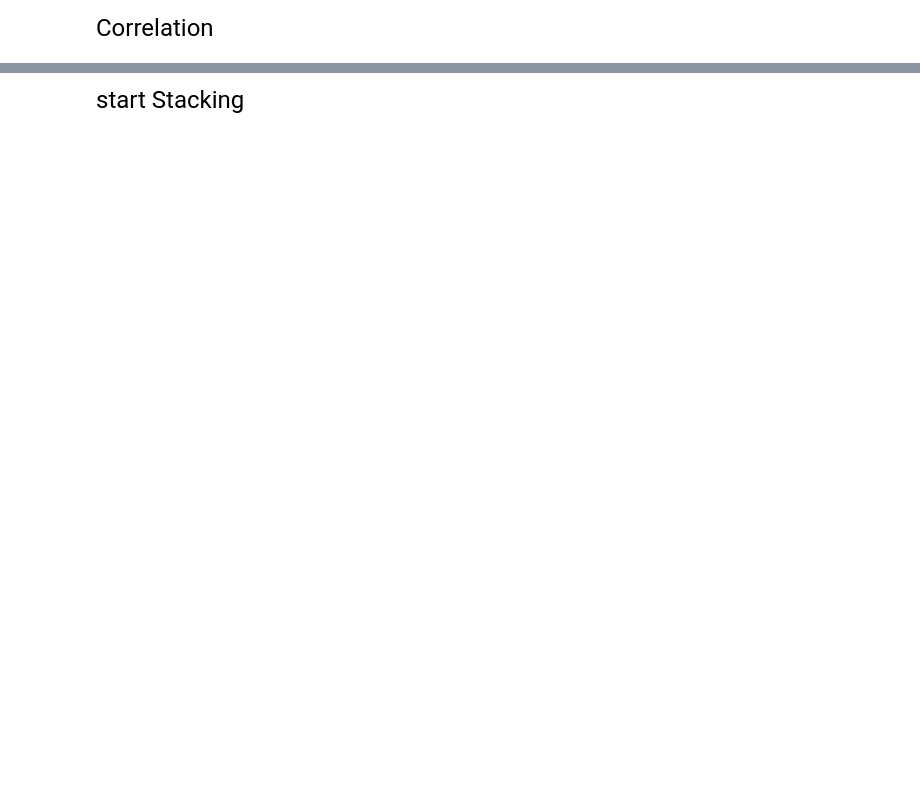
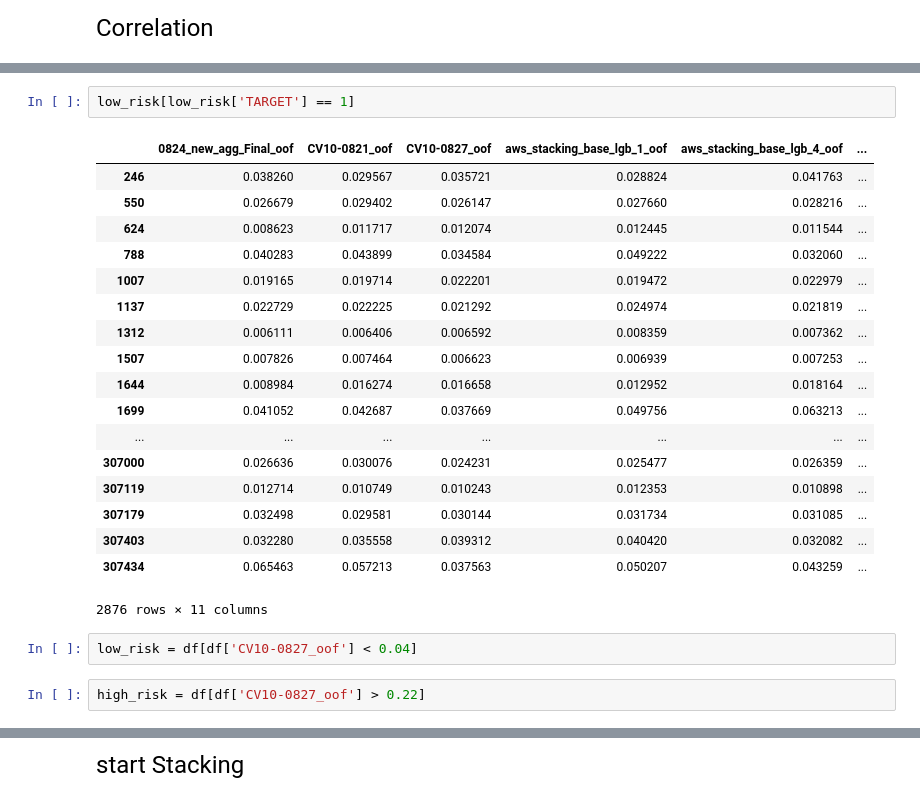
Before and after one commit to jz95/Solution-for-Kaggle-Home-Credit-Default-Risk, a Jupyter notebook: notebook/Stacking.ipynb, the cells around one changed output, grey strips where cells are left out. Cells and saved outputs as stored; diff of their text form; blank space fills up the shorter version.

```diff
--- a/notebook/Stacking.ipynb
+++ b/notebook/Stacking.ipynb
@@ -86,0 +103,25 @@ df[oof_cols].describe()
+# %%
+low_risk[low_risk['TARGET'] == 1]
+# %% [output]
+|  | 0824_new_agg_Final_oof | CV10-0821_oof | CV10-0827_oof | aws_stacking_base_lgb_1_oof | aws_stacking_base_lgb_4_oof | ... |
+| 246 | 0.038260 | 0.029567 | 0.035721 | 0.028824 | 0.041763 | ... |
+| 550 | 0.026679 | 0.029402 | 0.026147 | 0.027660 | 0.028216 | ... |
+| 624 | 0.008623 | 0.011717 | 0.012074 | 0.012445 | 0.011544 | ... |
+| 788 | 0.040283 | 0.043899 | 0.034584 | 0.049222 | 0.032060 | ... |
+| 1007 | 0.019165 | 0.019714 | 0.022201 | 0.019472 | 0.022979 | ... |
+| 1137 | 0.022729 | 0.022225 | 0.021292 | 0.024974 | 0.021819 | ... |
+| 1312 | 0.006111 | 0.006406 | 0.006592 | 0.008359 | 0.007362 | ... |
+| 1507 | 0.007826 | 0.007464 | 0.006623 | 0.006939 | 0.007253 | ... |
+| 1644 | 0.008984 | 0.016274 | 0.016658 | 0.012952 | 0.018164 | ... |
+| 1699 | 0.041052 | 0.042687 | 0.037669 | 0.049756 | 0.063213 | ... |
+| ... | ... | ... | ... | ... | ... | ... |
+| 307000 | 0.026636 | 0.030076 | 0.024231 | 0.025477 | 0.026359 | ... |
+| 307119 | 0.012714 | 0.010749 | 0.010243 | 0.012353 | 0.010898 | ... |
+| 307179 | 0.032498 | 0.029581 | 0.030144 | 0.031734 | 0.031085 | ... |
+| 307403 | 0.032280 | 0.035558 | 0.039312 | 0.040420 | 0.032082 | ... |
+| 307434 | 0.065463 | 0.057213 | 0.037563 | 0.050207 | 0.043259 | ... |
+2876 rows × 11 columns
+# %%
+low_risk = df[df['CV10-0827_oof'] < 0.04]
+# %%
+high_risk = df[df['CV10-0827_oof'] > 0.22]
```
Also changed, not shown: parts of 25 cells of this notebook, 10 other files.
